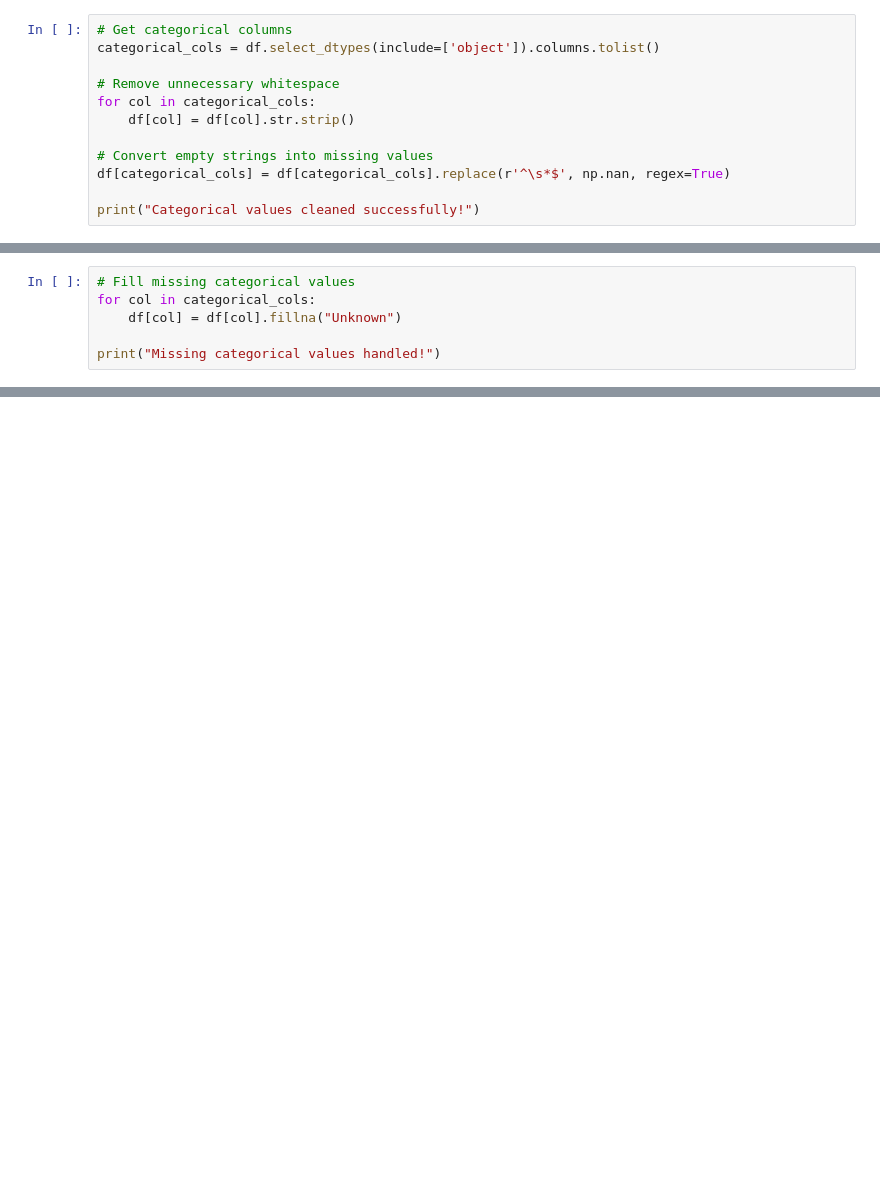
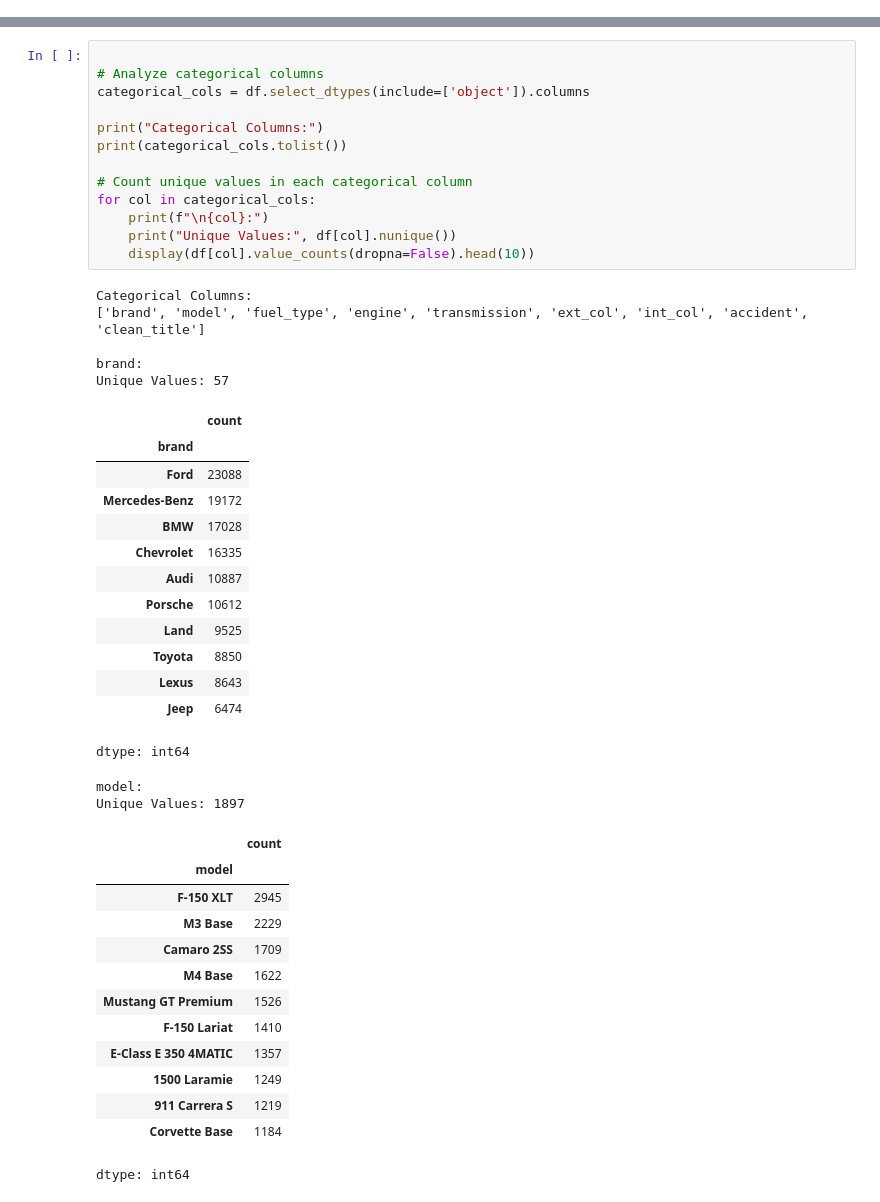
Before and after one commit to snkhader22/Deep-Learning-Project, a Jupyter notebook: DL2.ipynb, the cells around one changed output, grey strips where cells are left out. Saved outputs shown, nothing was run; the diff lists cells and outputs as text; blank space fills up the shorter version.

```diff
--- a/DL2.ipynb
+++ b/DL2.ipynb
@@ -140,12 +0,0 @@ New dataset shape: (188533, 12)
-# %%
-# Get categorical columns
-categorical_cols = df.select_dtypes(include=['object']).columns.tolist()
-
-# Remove unnecessary whitespace
-for col in categorical_cols:
-    df[col] = df[col].str.strip()
-
-# Convert empty strings into missing values
-df[categorical_cols] = df[categorical_cols].replace(r'^\s*$', np.nan, regex=True)
-
-print("Categorical values cleaned successfully!")
@@ -154,6 +0,0 @@ Categorical values cleaned successfully!
-# %%
-# Fill missing categorical values
-for col in categorical_cols:
-    df[col] = df[col].fillna("Unknown")
-
-print("Missing categorical values handled!")
@@ -1220,0 +138,47 @@ plt.show()
+# %%
+
+# Analyze categorical columns
+categorical_cols = df.select_dtypes(include=['object']).columns
+
+print("Categorical Columns:")
+print(categorical_cols.tolist())
+
+# Count unique values in each categorical column
+for col in categorical_cols:
+    print(f"\n{col}:")
+    print("Unique Values:", df[col].nunique())
+    display(df[col].value_counts(dropna=False).head(10))
+# %% [output]
+Categorical Columns:
+['brand', 'model', 'fuel_type', 'engine', 'transmission', 'ext_col', 'int_col', 'accident', 'clean_title']
+
+brand:
+Unique Values: 57
+|  | count |
+| brand |  |
+| Ford | 23088 |
+| Mercedes-Benz | 19172 |
+| BMW | 17028 |
+| Chevrolet | 16335 |
+| Audi | 10887 |
+| Porsche | 10612 |
+| Land | 9525 |
+| Toyota | 8850 |
+| Lexus | 8643 |
+| Jeep | 6474 |
+dtype: int64
+model:
+Unique Values: 1897
+|  | count |
+| model |  |
+| F-150 XLT | 2945 |
+| M3 Base | 2229 |
+| Camaro 2SS | 1709 |
+| M4 Base | 1622 |
+| Mustang GT Premium | 1526 |
+| F-150 Lariat | 1410 |
+| E-Class E 350 4MATIC | 1357 |
+| 1500 Laramie | 1249 |
+| 911 Carrera S | 1219 |
+| Corvette Base | 1184 |
+dtype: int64
```
Also changed, not shown: parts of 67 cells of this notebook.
